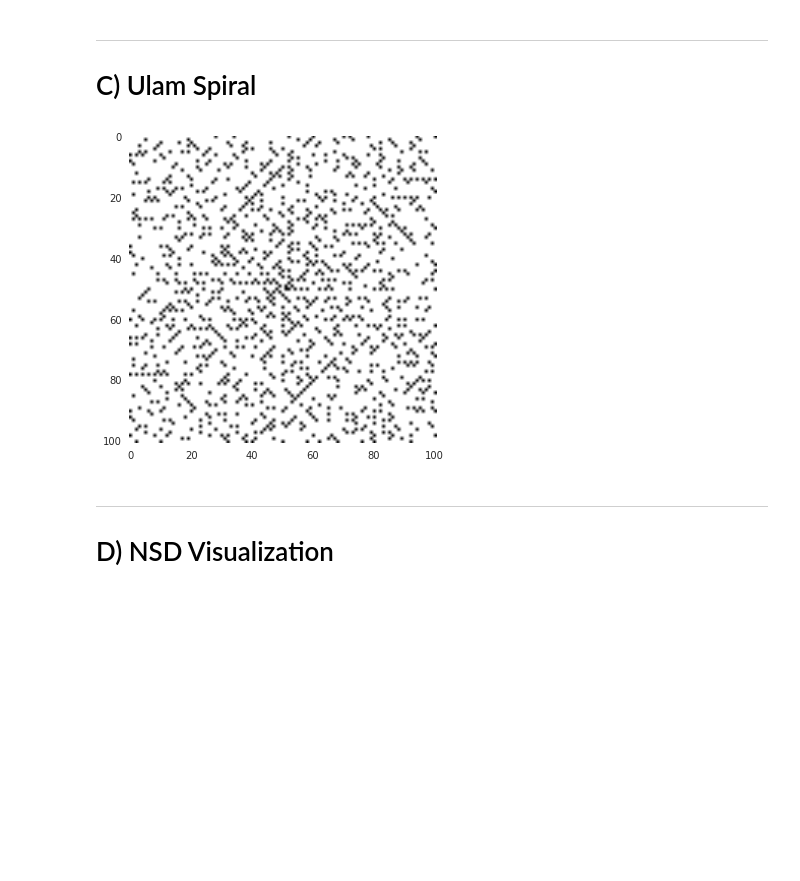
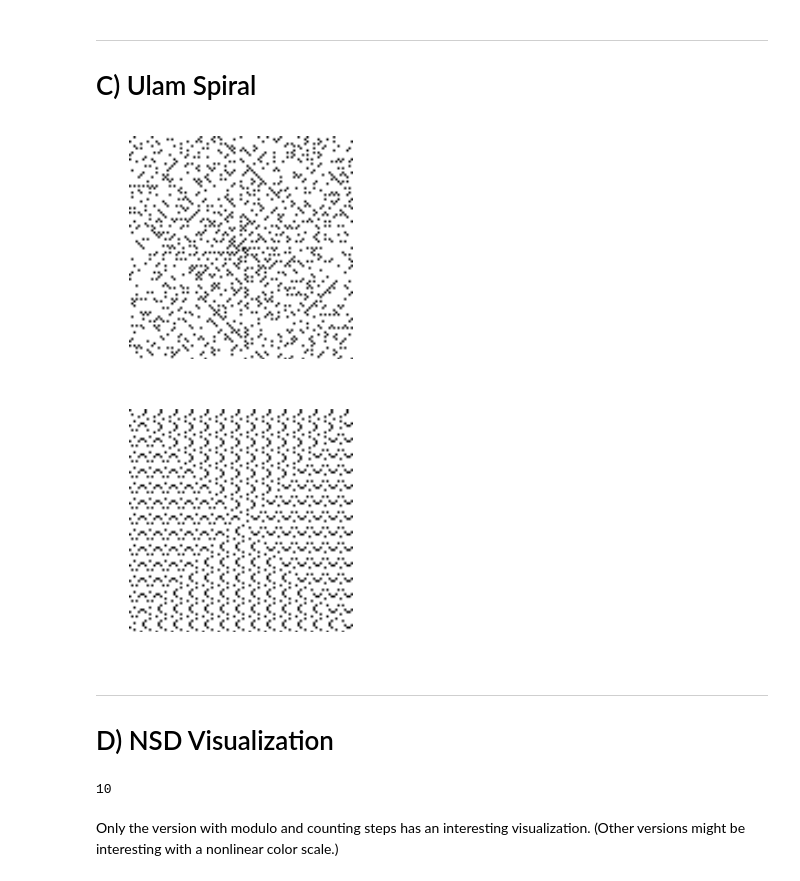
Before and after one commit to effa/iv122, a Jupyter notebook: 01-numbers.ipynb, the cells around one changed output. Cells and saved outputs as stored; diff of their text form; code cells hidden in the pictures; blank space fills up the shorter version.

```diff
--- a/01-numbers.ipynb
+++ b/01-numbers.ipynb
@@ -142,9 +143,12 @@ first_crazy_number_larger_than(10**6)
 # Show Image object inline using matplotlib.
 # (An alternative would be to save the image to file
 # and display it using IPython.display.Image)
-def show_image(im):
+def show_image(im, axis=False):
     ax = plt.subplot()
     ax.grid(False)
+    if not axis:
+        ax.axis('off')
+    plt.ylim(0, im.size[1]-1)
     plt.imshow(np.asarray(im))
 # %%
 def transition(size=150):
@@ -195,41 +266,47 @@ star(density=9)
 
 # C) Ulam Spiral
 # %%
-BLACK = (0, 0, 0)
-WHITE = (255, 255, 255)
 DIRECTIONS = ((1,0), (0, -1), (-1, 0), (0, 1))
 
 def get_black_if_prime(n):
     if is_prime(n):
-        return BLACK
-    return WHITE
+        return ImageColor.getrgb('black')
+    return ImageColor.getrgb('white')
 
 def ulam_spiral(size=101, get_color=get_black_if_prime):
-    im = Image.new('RGB', (size, size), color=WHITE)
+    im = Image.new('RGB', (size, size), color='white')
     # TODO: Make it work with both even and odd size
     #x, y = (size // 2) - 1, size // 2
     x, y = size // 2, size // 2
     edge, edge_length, corner_n = 0, 1, 2
     dx, dy = DIRECTIONS[0]
     for n in range(1, size*size+1):
-        #print(n, x, y)
         im.putpixel((x, y), get_color(n))
         # next x, y, step (factor out a generator):
         if n == corner_n:
             edge += 1
             edge_length += int(edge % 2 == 0)
             dx, dy = DIRECTIONS[edge % 4] #next(directions)
             corner_n =  n + edge_length
         x += dx
         y += dy
     return im
 
 show_image(ulam_spiral())
 #ulam_spiral().save('ulam.png')
 
 # TODO: variatations on Ulam spiral
 # %% [output]
-[figure, old version]
+[figure, new version]
+# %%
+def get_black_for_divisible_by(n, k=7):
+    if n % k == 0:
+        return ImageColor.getrgb('black')
+    return ImageColor.getrgb('white')
+
+show_image(ulam_spiral(get_color=get_black_for_divisible_by))
+# %% [output]
+[figure, added]
 # %% [markdown]
 -----
 
@@ -238,0 +314,17 @@ show_image(ulam_spiral())
+# %%
+def nsd(a, b, modulo=True, return_steps=False):
+    steps = 0
+    # Sort a, b to not count flipping a<->b as a step:
+    a, b = min(a, b), max(a, b)
+    while a != 0:
+        a, b = (b % a, a) if modulo else (min(b-a, a), max(b-a, a))
+        steps += 1
+    if return_steps:
+        return steps
+    return b
+
+nsd(20, 2, modulo=False, return_steps=True)
+# %% [output]
+10
+# %% [markdown]
+Only the version with modulo and counting steps has an interesting visualization. (Other versions might be interesting with a nonlinear color scale.)
```
Also changed, not shown: parts of 9 cells of this notebook.
